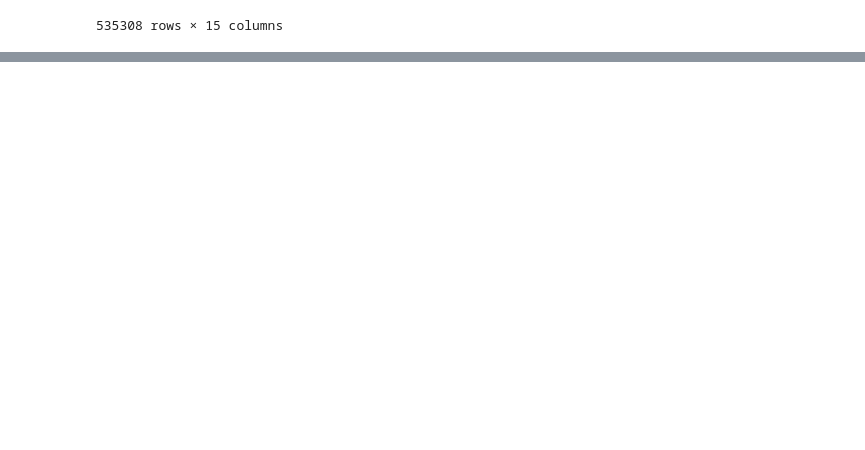
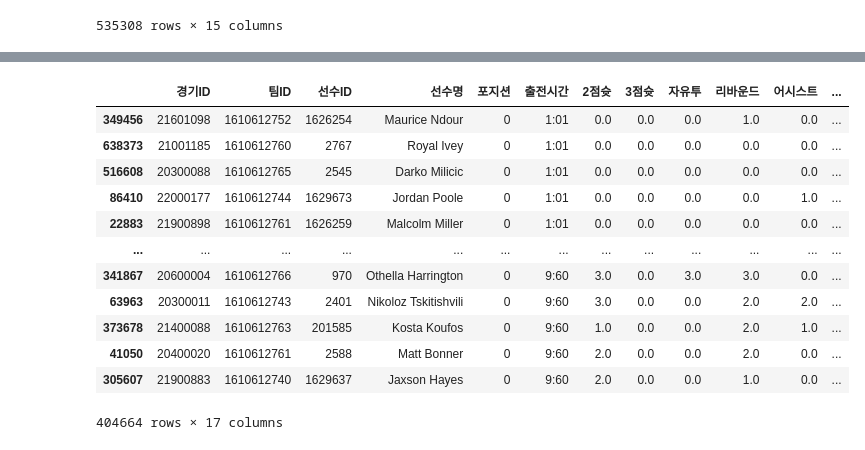
Before and after one commit to JeongUngKim/streamlit_project, a Jupyter notebook: data_analysis.ipynb, the cells around one changed output, grey strips where cells are left out. Drawn from its saved outputs; the diff is of its cells as text; code cells hidden in the pictures; blank space fills up the shorter version.

```diff
--- a/data_analysis.ipynb
+++ b/data_analysis.ipynb
@@ -1477,0 +1462,16 @@ df_games_detail[df_games_detail['출전시간'].astype(str) > '1:00' ]
+# %%
+df_games_detail[df_games_detail['출전시간'].astype(str) > '1:00' ].sort_values('출전시간',ascending = True)
+# %% [output]
+|  | 경기ID | 팀ID | 선수ID | 선수명 | 포지션 | 출전시간 | 2점슛 | 3점슛 | 자유투 | 리바운드 | 어시스트 | ... |
+| 349456 | 21601098 | 1610612752 | 1626254 | Maurice Ndour | 0 | 1:01 | 0.0 | 0.0 | 0.0 | 1.0 | 0.0 | ... |
+| 638373 | 21001185 | 1610612760 | 2767 | Royal Ivey | 0 | 1:01 | 0.0 | 0.0 | 0.0 | 0.0 | 0.0 | ... |
+| 516608 | 20300088 | 1610612765 | 2545 | Darko Milicic | 0 | 1:01 | 0.0 | 0.0 | 0.0 | 0.0 | 0.0 | ... |
+| 86410 | 22000177 | 1610612744 | 1629673 | Jordan Poole | 0 | 1:01 | 0.0 | 0.0 | 0.0 | 0.0 | 1.0 | ... |
+| 22883 | 21900898 | 1610612761 | 1626259 | Malcolm Miller | 0 | 1:01 | 0.0 | 0.0 | 0.0 | 0.0 | 0.0 | ... |
+| ... | ... | ... | ... | ... | ... | ... | ... | ... | ... | ... | ... | ... |
+| 341867 | 20600004 | 1610612766 | 970 | Othella Harrington | 0 | 9:60 | 3.0 | 0.0 | 3.0 | 3.0 | 0.0 | ... |
+| 63963 | 20300011 | 1610612743 | 2401 | Nikoloz Tskitishvili | 0 | 9:60 | 3.0 | 0.0 | 0.0 | 2.0 | 2.0 | ... |
+| 373678 | 21400088 | 1610612763 | 201585 | Kosta Koufos | 0 | 9:60 | 1.0 | 0.0 | 0.0 | 2.0 | 1.0 | ... |
+| 41050 | 20400020 | 1610612761 | 2588 | Matt Bonner | 0 | 9:60 | 2.0 | 0.0 | 0.0 | 2.0 | 0.0 | ... |
+| 305607 | 21900883 | 1610612740 | 1629637 | Jaxson Hayes | 0 | 9:60 | 2.0 | 0.0 | 0.0 | 1.0 | 0.0 | ... |
+404664 rows × 17 columns
```
Also changed, not shown: parts of 5 cells of this notebook, 1 other file.
